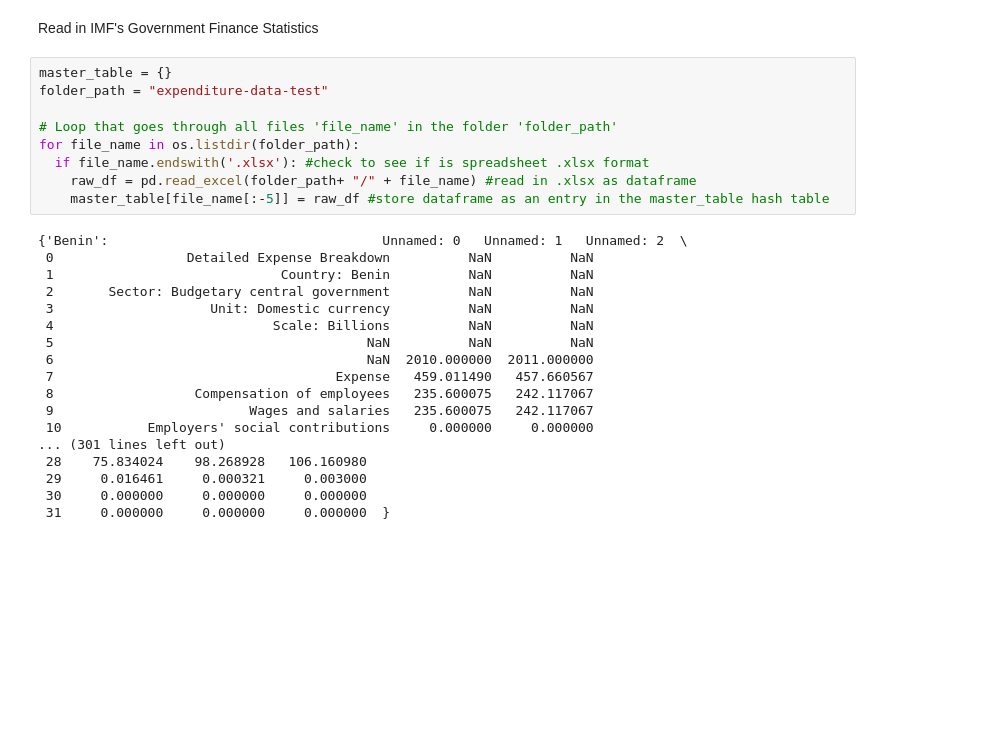
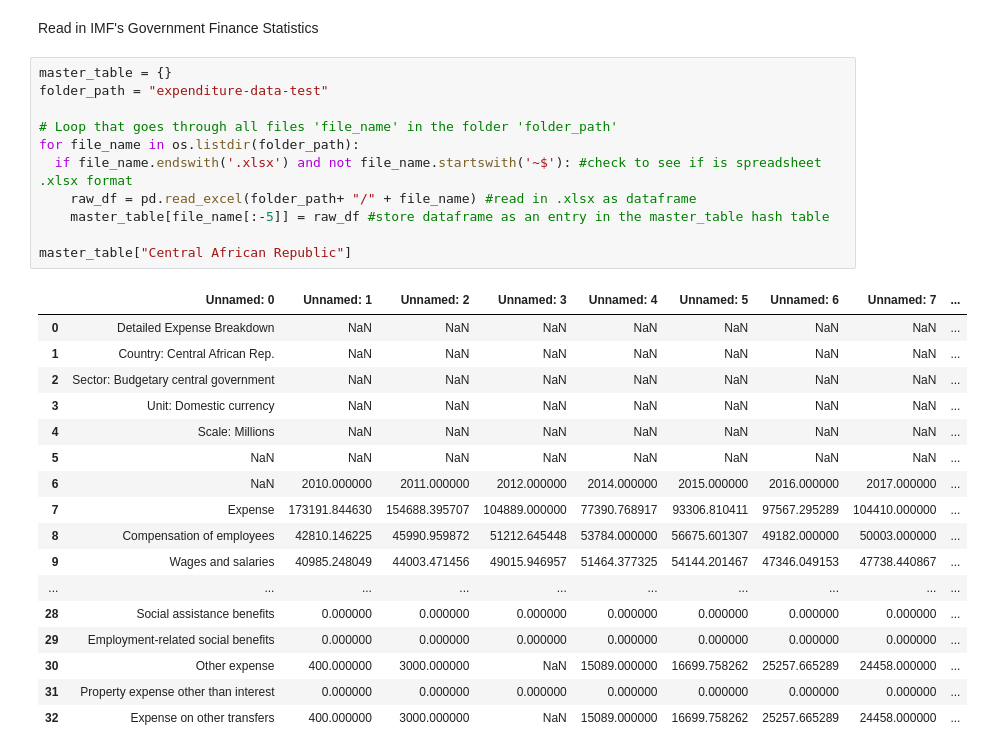
Before and after one commit to mpham8/macro-debtrelief-humancapital, a Jupyter notebook: govt-expenditures.ipynb, the cells around one changed output. Cells and saved outputs as stored; diff of their text form; blank space fills up the shorter version.

```diff
--- a/govt-expenditures.ipynb
+++ b/govt-expenditures.ipynb
@@ -117,27 +117,29 @@ Read in IMF's Government Finance Statistics
 # %%
 master_table = {}
 folder_path = "expenditure-data-test"
 
 # Loop that goes through all files 'file_name' in the folder 'folder_path'
 for file_name in os.listdir(folder_path):
-  if file_name.endswith('.xlsx'): #check to see if is spreadsheet .xlsx format
+  if file_name.endswith('.xlsx') and not file_name.startswith('~$'): #check to see if is spreadsheet .xlsx format
     raw_df = pd.read_excel(folder_path+ "/" + file_name) #read in .xlsx as dataframe
     master_table[file_name[:-5]] = raw_df #store dataframe as an entry in the master_table hash table
+
+master_table["Central African Republic"]
 # %% [output]
-{'Benin':                                   Unnamed: 0   Unnamed: 1   Unnamed: 2  \
- 0                 Detailed Expense Breakdown          NaN          NaN
- 1                             Country: Benin          NaN          NaN
- 2       Sector: Budgetary central government          NaN          NaN
- 3                    Unit: Domestic currency          NaN          NaN
- 4                            Scale: Billions          NaN          NaN
- 5                                        NaN          NaN          NaN
- 6                                        NaN  2010.000000  2011.000000
- 7                                    Expense   459.011490   457.660567
- 8                  Compensation of employees   235.600075   242.117067
- 9                         Wages and salaries   235.600075   242.117067
- 10           Employers' social contributions     0.000000     0.000000
-... (301 lines left out)
- 28    75.834024    98.268928   106.160980
- 29     0.016461     0.000321     0.003000
- 30     0.000000     0.000000     0.000000
- 31     0.000000     0.000000     0.000000  }
+|  | Unnamed: 0 | Unnamed: 1 | Unnamed: 2 | Unnamed: 3 | Unnamed: 4 | Unnamed: 5 | Unnamed: 6 | Unnamed: 7 | ... |
+| 0 | Detailed Expense Breakdown | NaN | NaN | NaN | NaN | NaN | NaN | NaN | ... |
+| 1 | Country: Central African Rep. | NaN | NaN | NaN | NaN | NaN | NaN | NaN | ... |
+| 2 | Sector: Budgetary central government | NaN | NaN | NaN | NaN | NaN | NaN | NaN | ... |
+| 3 | Unit: Domestic currency | NaN | NaN | NaN | NaN | NaN | NaN | NaN | ... |
+| 4 | Scale: Millions | NaN | NaN | NaN | NaN | NaN | NaN | NaN | ... |
+| 5 | NaN | NaN | NaN | NaN | NaN | NaN | NaN | NaN | ... |
+| 6 | NaN | 2010.000000 | 2011.000000 | 2012.000000 | 2014.000000 | 2015.000000 | 2016.000000 | 2017.000000 | ... |
+| 7 | Expense | 173191.844630 | 154688.395707 | 104889.000000 | 77390.768917 | 93306.810411 | 97567.295289 | 104410.000000 | ... |
+| 8 | Compensation of employees | 42810.146225 | 45990.959872 | 51212.645448 | 53784.000000 | 56675.601307 | 49182.000000 | 50003.000000 | ... |
+| 9 | Wages and salaries | 40985.248049 | 44003.471456 | 49015.946957 | 51464.377325 | 54144.201467 | 47346.049153 | 47738.440867 | ... |
+| ... | ... | ... | ... | ... | ... | ... | ... | ... | ... |
+| 28 | Social assistance benefits | 0.000000 | 0.000000 | 0.000000 | 0.000000 | 0.000000 | 0.000000 | 0.000000 | ... |
+| 29 | Employment-related social benefits | 0.000000 | 0.000000 | 0.000000 | 0.000000 | 0.000000 | 0.000000 | 0.000000 | ... |
+| 30 | Other expense | 400.000000 | 3000.000000 | NaN | 15089.000000 | 16699.758262 | 25257.665289 | 24458.000000 | ... |
+| 31 | Property expense other than interest | 0.000000 | 0.000000 | 0.000000 | 0.000000 | 0.000000 | 0.000000 | 0.000000 | ... |
+| 32 | Expense on other transfers | 400.000000 | 3000.000000 | NaN | 15089.000000 | 16699.758262 | 25257.665289 | 24458.000000 | ... |
```
Also changed, not shown: parts of 1 cell of this notebook.
